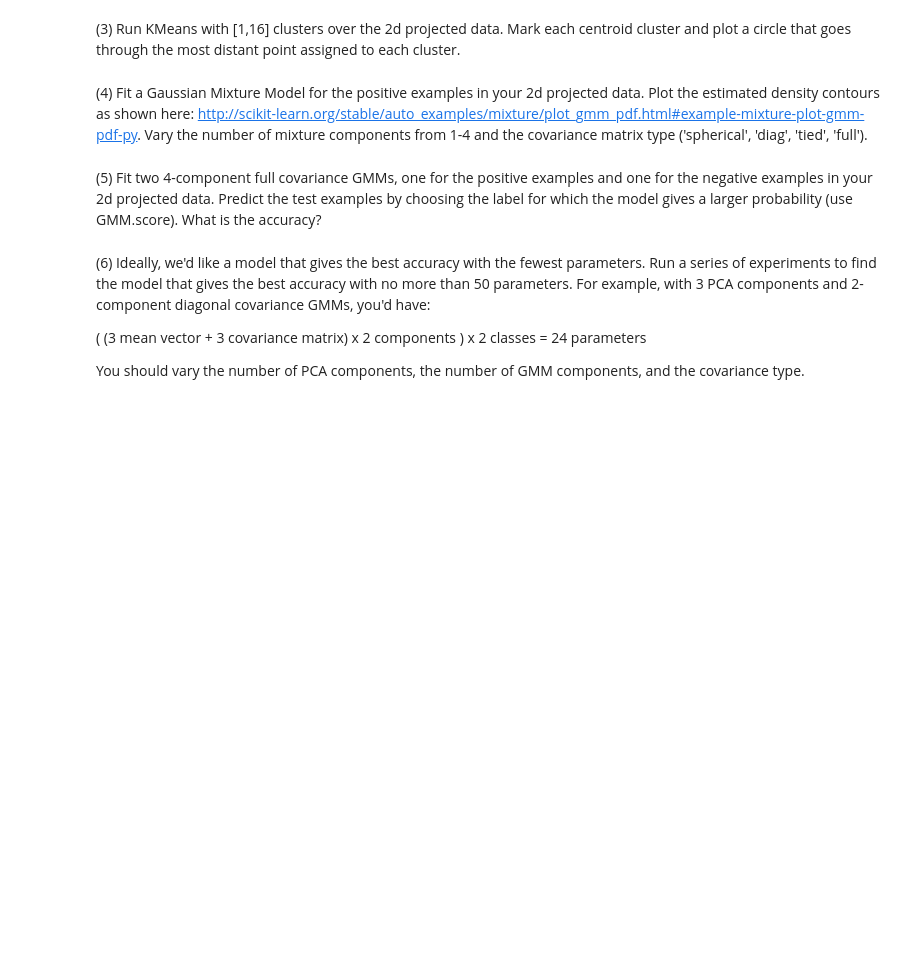
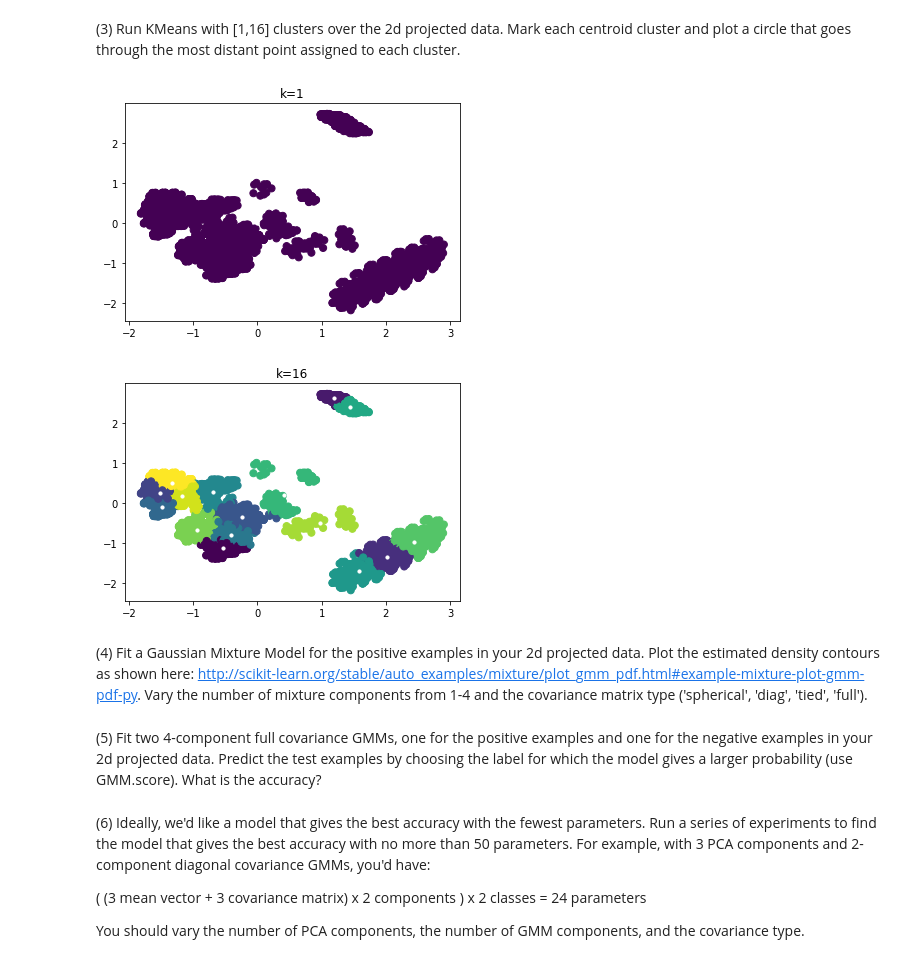
Before and after one commit to elrufaie/W207-Applied-Machine-Learning, a Jupyter notebook: Projects/harith_elrufaie_p3.ipynb, the cells around one changed output. Cells and saved outputs as stored; diff of their text form; code cells hidden in the pictures; blank space fills up the shorter version.

```diff
--- a/Projects/harith_elrufaie_p3.ipynb
+++ b/Projects/harith_elrufaie_p3.ipynb
@@ -115,2 +109,35 @@ P2()
+# %%
+def P3():
+    pca = PCA(n_components = 2)
+    pca = pca.fit_transform(train_data)
+
+    #run kMeans for k=1 and k=16
+    [run_kmeans(pca, k) for k in [1, 16]]
+
+def run_kmeans(pca, k):
+    kmeans = KMeans(n_clusters=k).fit(pca)
+    predicted_cluster = kmeans.predict(pca)
+
+    # Transform to a cluster-distance space.
+    distance = kmeans.transform(pca)
+    max_distance = np.max(distance)
+
+    labels = kmeans.labels_
+    centers = kmeans.cluster_centers_
+
+    plt.figure()
+    plt.scatter(pca[:, 0], pca[:, 1], c=predicted_cluster, s=50, cmap='viridis')
+    plt.scatter(centers[:, 0], centers[:, 1], c='white', s=10, alpha=1.0);
+    plt.title("k=" + str(k))
+
+    # define centroid point.
+    # for each point, calculate the distance and mark the max distance.
+    # at the end, circle the max distance
+    # calculate distance point
+
+P3()
+# %% [output]
+[figure, added]
+[figure, added]
 # %% [markdown]
 (4) Fit a Gaussian Mixture Model for the positive examples in your 2d projected data. Plot the estimated density contours as shown here: http://scikit-learn.org/stable/auto_examples/mixture/plot_gmm_pdf.html#example-mixture-plot-gmm-pdf-py. Vary the number of mixture components from 1-4 and the covariance matrix type ('spherical', 'diag', 'tied', 'full').
```
Also changed, not shown: parts of 5 cells of this notebook.
